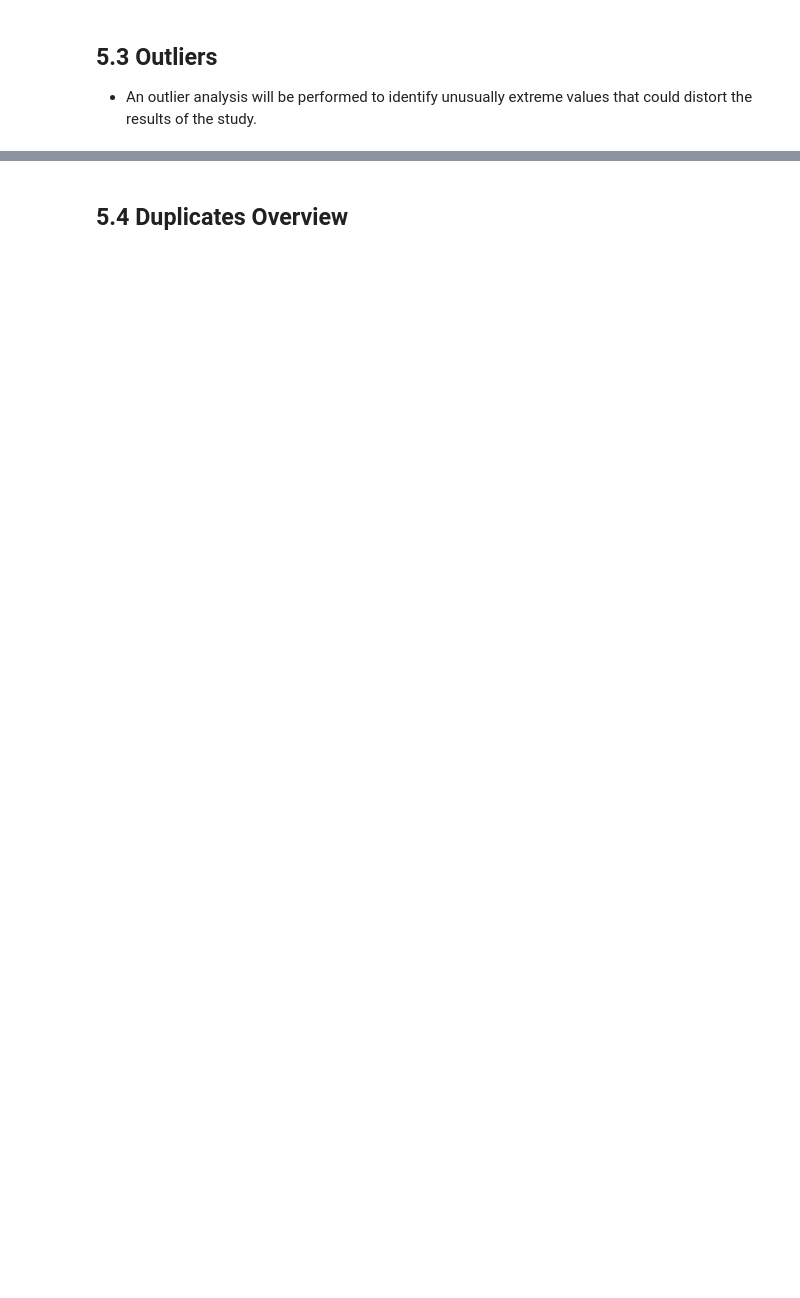
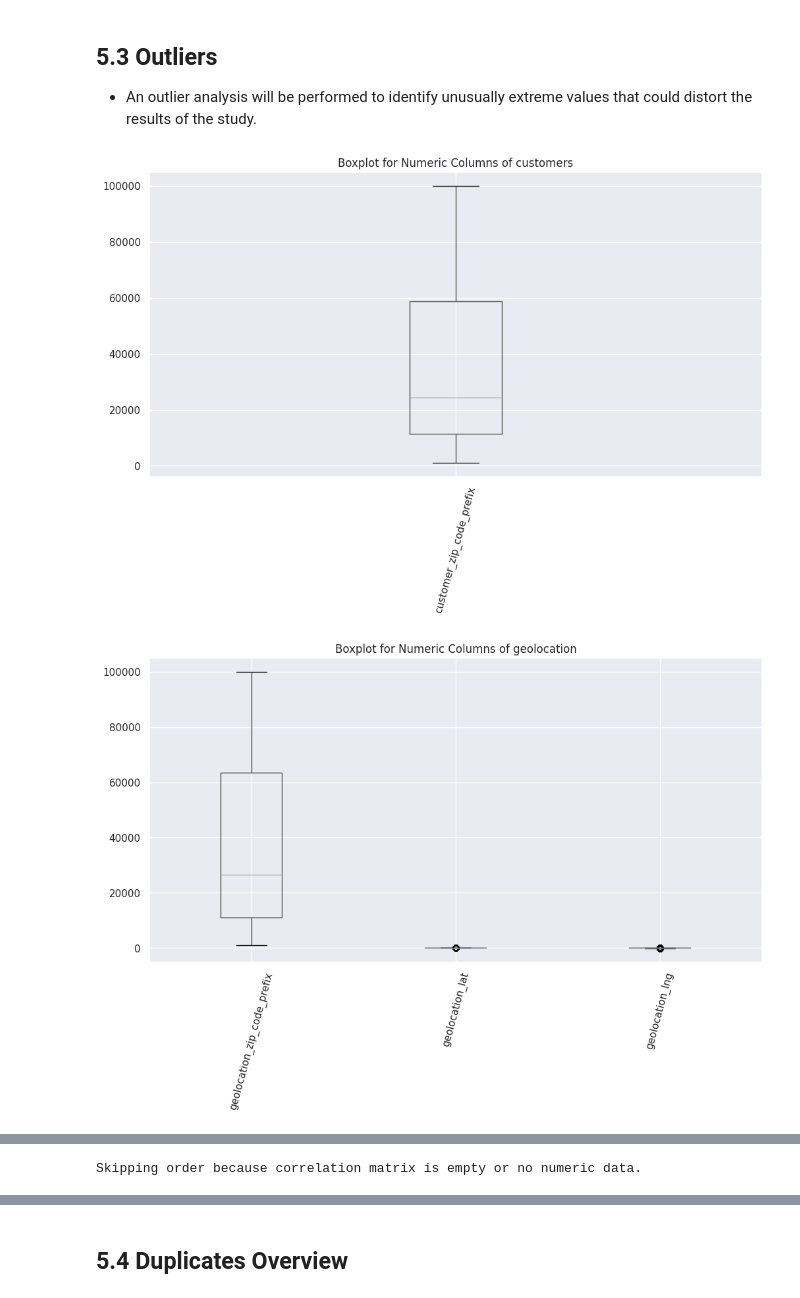
Before and after one commit to Emma922/Olist-Project, a Jupyter notebook: Olist_EDA_cleaning.ipynb, the cells around one changed output, grey strips where cells are left out. Drawn from its saved outputs; the diff is of its cells as text; code cells hidden in the pictures; blank space fills up the shorter version.

```diff
--- a/Olist_EDA_cleaning.ipynb
+++ b/Olist_EDA_cleaning.ipynb
@@ -58,12 +70,13 @@ We begin by inspecting the shape, structure, head, and summary of each dataset.
 # %%
 dfs = {
     "customers": customers,
-    "orders": orders,
+    "geolocation": geolocation,
+    "order_items": orders_items,
+    "order_payments": order_payments,
+    "order_reviews": order_reviews,
+    "order": order,
     "products": products,
-    "sellers": sellers,
-    "general_orders": general_orders,
-    "payments": payments,
-    "geolocation": geolocation,
+    "sellers": sellers
 }
 
 for name, df in dfs.items():
@@ -86,12 +165,13 @@ for name, df in dfs.items():
 # %%
 dfs = {
     "customers": customers,
-    "orders": orders,
+    "geolocation": geolocation,
+    "order_items": orders_items,
+    "order_payments": order_payments,
+    "order_reviews": order_reviews,
+    "order": order,
     "products": products,
-    "sellers": sellers,
-    "general_orders": general_orders,
-    "payments": payments,
-    "geolocation": geolocation,
+    "sellers": sellers
 }
 
 for name, df in dfs.items():
@@ -103,12 +201,13 @@ for name, df in dfs.items():
 # %%
 dfs = {
     "customers": customers,
-    "orders": orders,
+    "geolocation": geolocation,
+    "order_items": orders_items,
+    "order_payments": order_payments,
+    "order_reviews": order_reviews,
+    "order": order,
     "products": products,
-    "sellers": sellers,
-    "general_orders": general_orders,
-    "payments": payments,
-    "geolocation": geolocation,
+    "sellers": sellers
 }
 
 for name, df in dfs.items():
@@ -127,25 +244,29 @@ for name, df in dfs.items():
 # %%
 dfs = {
     "customers": customers,
-    "orders": orders,
+    "geolocation": geolocation,
+    "order_items": orders_items,
+    "order_payments": order_payments,
+    "order_reviews": order_reviews,
+    "order": order,
     "products": products,
-    "sellers": sellers,
-    "general_orders": general_orders,
-    "payments": payments,
-    "geolocation": geolocation,
+    "sellers": sellers
 }
 
 for name, df in dfs.items():
     numeric_df = df.select_dtypes(include=[float, int])
     corr = numeric_df.corr()
 
     if corr.empty:
         print(f"\nSkipping {name} because correlation matrix is empty or no numeric data.")
         continue
 
     # Plot boxplot for numeric columns to detect outliers
     plt.figure(figsize=(12, 6))
     numeric_df.boxplot()
     plt.title(f'Boxplot for Numeric Columns of {name}')
     plt.xticks(rotation=75)
     plt.show()
+# %% [output]
+[figure, added]
+[figure, added]
@@ -151,0 +276 @@ for name, df in dfs.items():
+Skipping order because correlation matrix is empty or no numeric data.
```
Also changed, not shown: parts of 20 cells of this notebook.
